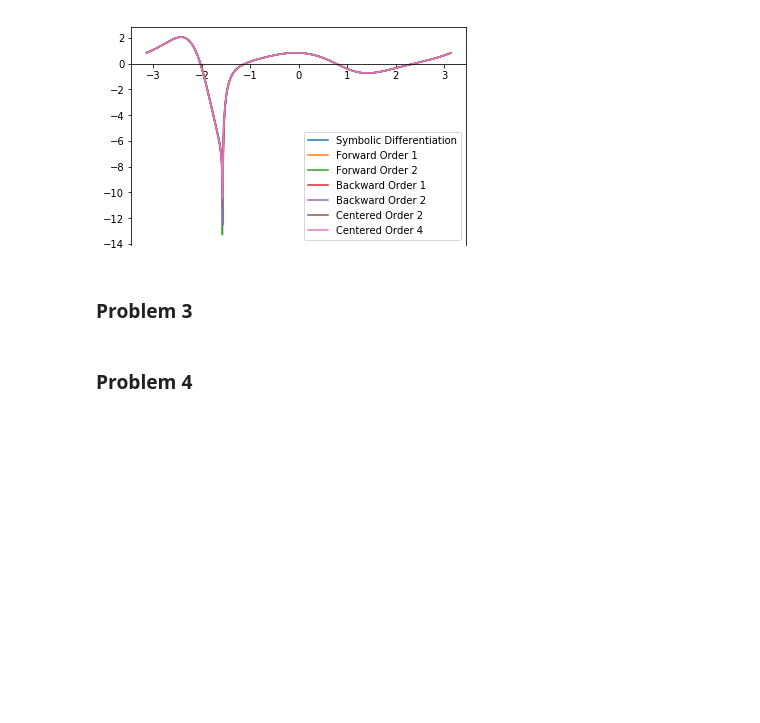
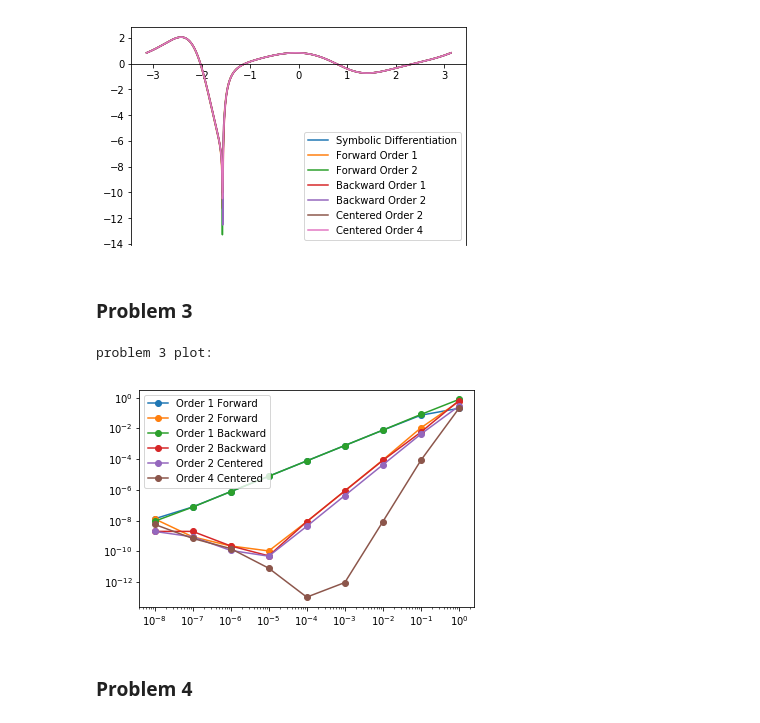
Before and after one commit to hihowme/persp-model-econ_w20, a Jupyter notebook: ProblemSets/PS2/PS2_part1_haihao.ipynb, the cells around one changed output. Saved outputs shown, nothing was run; the diff lists cells and outputs as text; code cells hidden in the pictures; blank space fills up the shorter version.

```diff
--- a/ProblemSets/PS2/PS2_part1_haihao.ipynb
+++ b/ProblemSets/PS2/PS2_part1_haihao.ipynb
@@ -80,5 +91,26 @@ ax.legend()
 [figure]
 # %% [markdown]
 ### Problem 3
+# %%
+def absolute_error(func, x, h):
+    return np.absolute(f_derivative(x) - func(f, x, h))
+
+def compare_derivative(x0, h_list):
+    fig, ax = plt.subplots()
+    ax.loglog(h_list, absolute_error(forward_1, x0, h_list), marker='o', label = "Order 1 Forward")
+    ax.loglog(h_list, absolute_error(forward_2, x0, h_list), marker='o', label = "Order 2 Forward")
+    ax.loglog(h_list, absolute_error(backward_1, x0, h_list), marker='o', label = "Order 1 Backward")
+    ax.loglog(h_list, absolute_error(backward_2, x0, h_list), marker='o', label = "Order 2 Backward")
+    ax.loglog(h_list, absolute_error(centered_2, x0, h_list), marker='o', label = "Order 2 Centered")
+    ax.loglog(h_list, absolute_error(centered_4, x0, h_list), marker='o', label = "Order 4 Centered")
+    ax.legend(loc = "upper left")
+
+x0 = 1
+h_list = np.logspace(-8, 0 ,9)
+print('problem 3 plot: ')
+compare_derivative(x0, h_list)
+# %% [output]
+problem 3 plot:
+[figure, added]
 # %% [markdown]
 ### Problem 4
```
Also changed, not shown: parts of 7 cells of this notebook, 2 other files.
